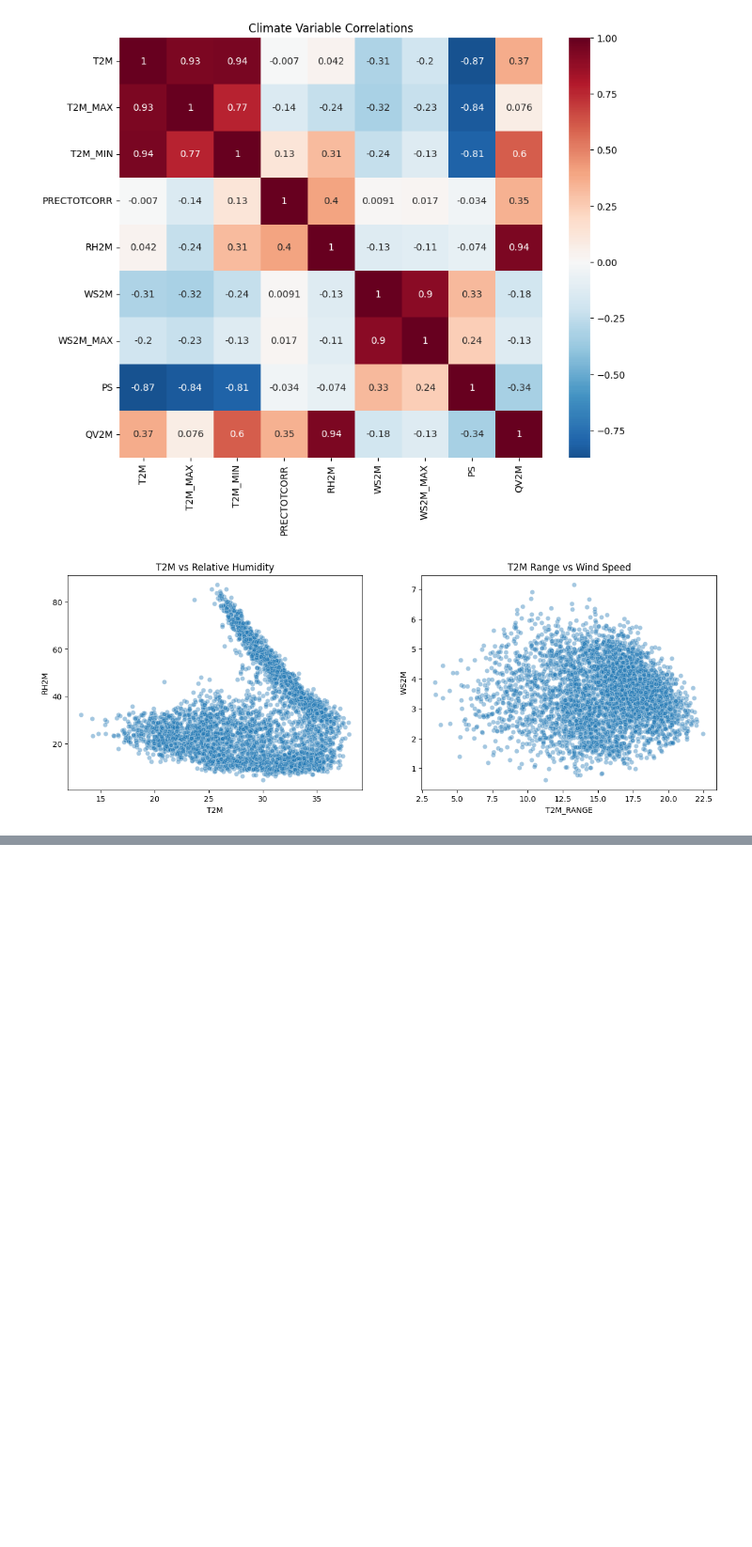
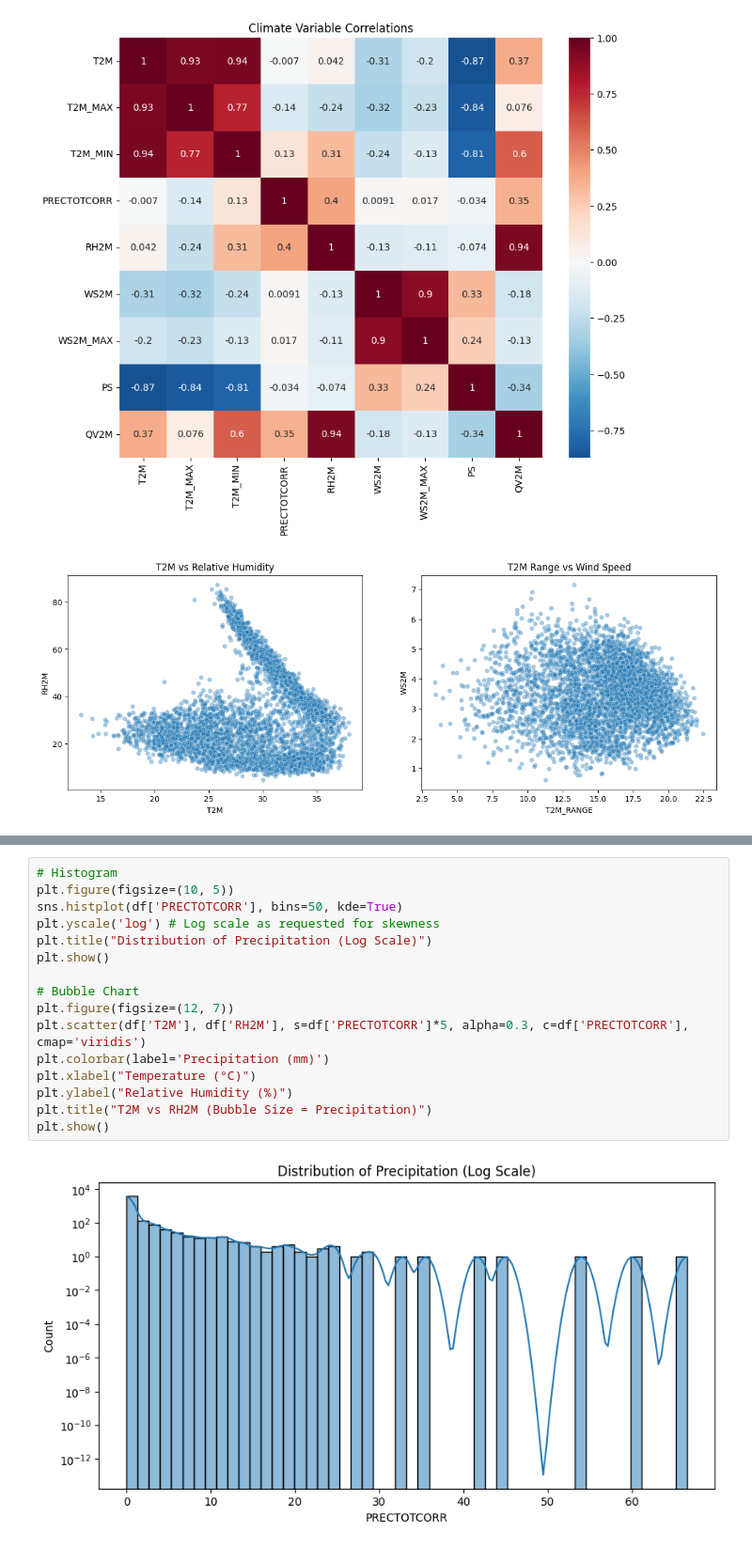
Before and after one commit to RahemetGisho/climate-challenge-week0, a Jupyter notebook: notebook/sudan_eda.ipynb, the cells around one changed output, grey strips where cells are left out. Shown at 94% size. Saved outputs shown, nothing was run; the diff lists cells and outputs as text; blank space fills up the shorter version.

Commit message:
feat: add time series, correlation heatmap, and distribution plots for Sudan

```diff
--- a/notebook/sudan_eda.ipynb
+++ b/notebook/sudan_eda.ipynb
@@ -170,0 +176,18 @@ plt.show()
+# %%
+# Histogram
+plt.figure(figsize=(10, 5))
+sns.histplot(df['PRECTOTCORR'], bins=50, kde=True)
+plt.yscale('log') # Log scale as requested for skewness
+plt.title("Distribution of Precipitation (Log Scale)")
+plt.show()
+
+# Bubble Chart
+plt.figure(figsize=(12, 7))
+plt.scatter(df['T2M'], df['RH2M'], s=df['PRECTOTCORR']*5, alpha=0.3, c=df['PRECTOTCORR'], cmap='viridis')
+plt.colorbar(label='Precipitation (mm)')
+plt.xlabel("Temperature (°C)")
+plt.ylabel("Relative Humidity (%)")
+plt.title("T2M vs RH2M (Bubble Size = Precipitation)")
+plt.show()
+# %% [output]
+[figure, added]
```
Also changed, not shown: parts of 2 cells of this notebook.
